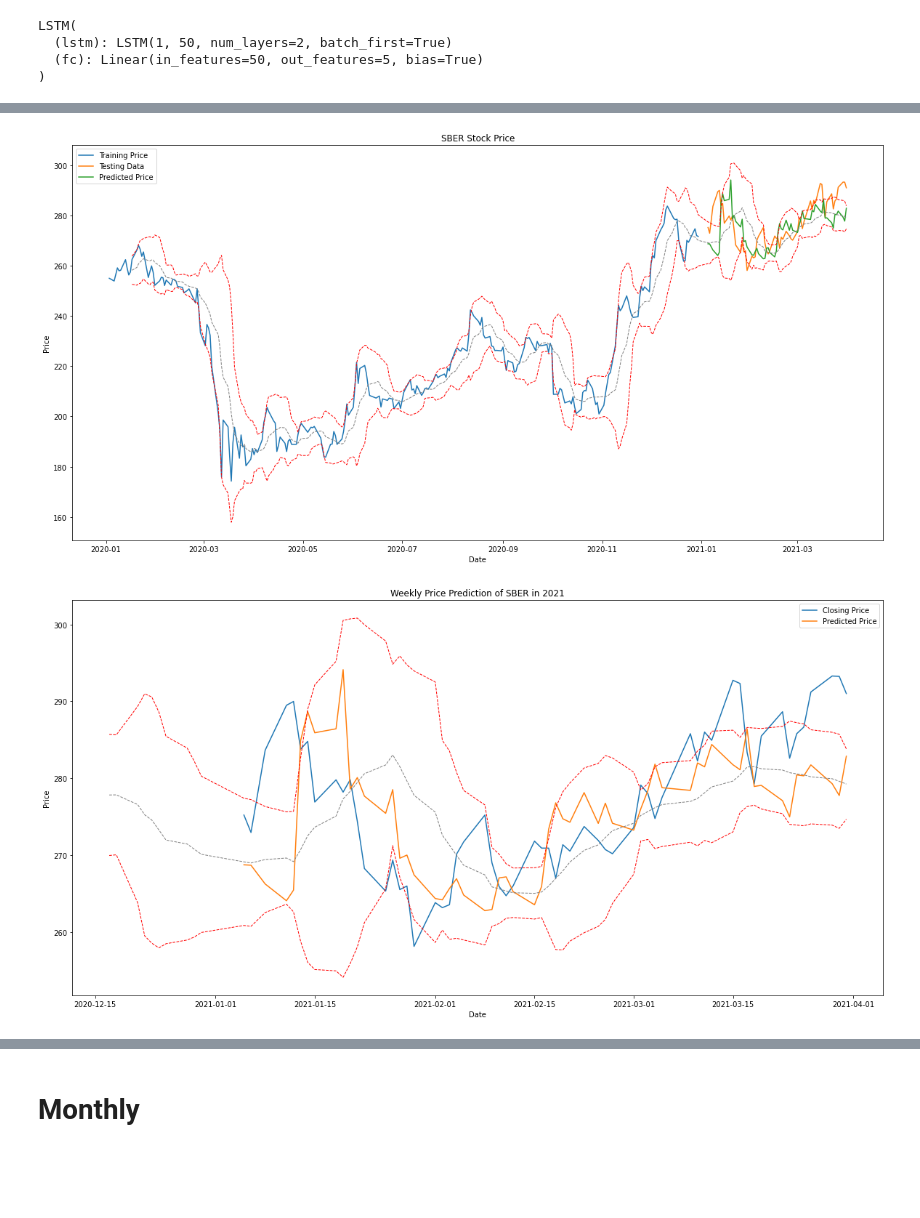
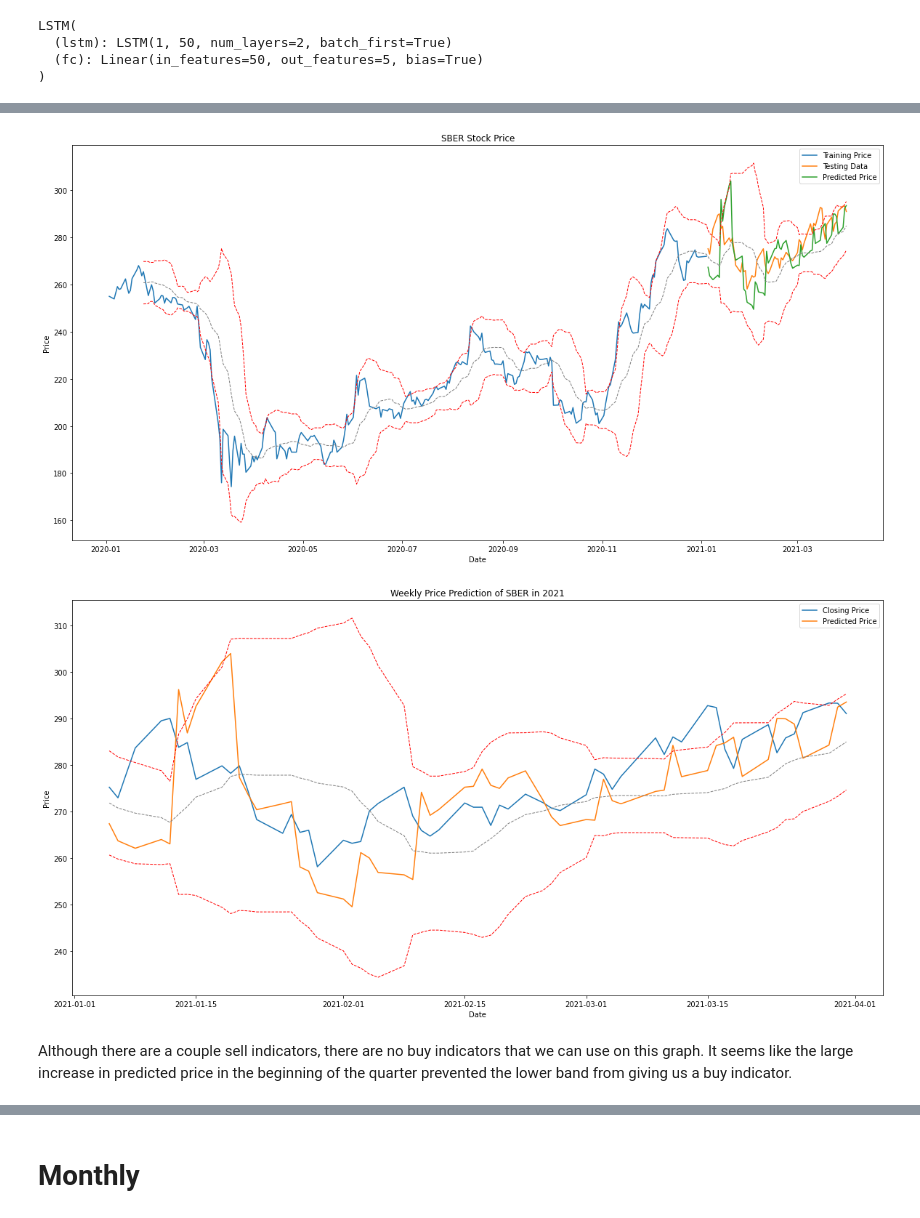
Before and after one commit to c-woo/Value-Investor, a Jupyter notebook: SBER.ipynb, the cells around one changed output, grey strips where cells are left out. Drawn from its saved outputs; the diff is of its cells as text; code cells hidden in the pictures; blank space fills up the shorter version.

```diff
--- a/SBER.ipynb
+++ b/SBER.ipynb
@@ -101,5 +107,3 @@ SBER.loc[SBER['Date'] > '2020-12-31']
 | 309 | 2021-03-30 | 293.25 | 294.86 | 295.72 | 291.50 | 38.81M | -0.02% |
 | 310 | 2021-03-31 | 291.02 | 294.00 | 294.42 | 290.26 | 47.00M | -0.76% |
 61 rows × 7 columns
-# %%
-SBER.drop(250, inplace=True)
@@ -106,8 +112,8 @@ SBER.drop(250, inplace=True)
 # %%
 ## split training data and testing data, testing data will be the year of 2021
 
-training_data = SBER[['Date', 'Price']][:250]
-testing_data = SBER[['Date', 'Price']][250:]
+training_data = SBER[['Date', 'Price']][:251]
+testing_data = SBER[['Date', 'Price']][251:]
 # %%
 scaler = MinMaxScaler()
 scaled_data = scaler.fit_transform(SBER[['Price']])
@@ -289,8 +336,8 @@ LSTM(
   (fc): Linear(in_features=50, out_features=5, bias=True)
 )
 # %%
-X_train_w, y_train_w = get_weekly_train_data(scaled_train_data, 15)
-X_test_w, y_test_w = get_weekly_test_data(SBER, testing_data, scaler, 15)
+X_train_w, y_train_w = get_weekly_train_data(scaled_train_data, 16)
+X_test_w, y_test_w = get_weekly_test_data(SBER, testing_data, scaler, 16)
 # %%
 X_train_w = torch.from_numpy(X_train_w).type(torch.Tensor)
 X_test_w = torch.from_numpy(X_test_w).type(torch.Tensor)
@@ -368,8 +417,8 @@ price = np.array(training_data['Price'])
 price = np.append(price, y_test_pred.reshape(-1))
 
 boll_weekly['Price'] = price
-boll_weekly['SMA'] = sma(boll_weekly['Price'], 10)
-boll_weekly['upper_bb'], boll_weekly['lower_bb'] = bollinger(boll_weekly['Price'], boll_weekly['SMA'], 10)
+boll_weekly['SMA'] = sma(boll_weekly['Price'], 15)
+boll_weekly['upper_bb'], boll_weekly['lower_bb'] = bollinger(boll_weekly['Price'], boll_weekly['SMA'], 15)
 boll_weekly
 # %% [output]
 A value is trying to be set on a copy of a slice from a DataFrame.
@@ -415,18 +464,20 @@ plt.title('SBER Stock Price')
 plt.legend()
 plt.show()
 # %% [output]
-[figure, old version]
+[figure, new version]
 # %%
 plt.figure(figsize=(20, 10))
 plt.plot(testing_data['Date'], testing_data['Price'], label='Closing Price')
 plt.plot(testing_data['Date'], y_test_pred.reshape(-1), label='Predicted Price')
-plt.plot(boll_weekly['Date'][240:], boll_weekly['upper_bb'][240:], linestyle = '--', linewidth=1, color='red')
-plt.plot(boll_weekly['Date'][240:], boll_weekly['lower_bb'][240:], linestyle = '--', linewidth=1, color='red')
-plt.plot(boll_weekly['Date'][240:], boll_weekly['SMA'][240:], linestyle='--', linewidth=1, color='gray')
+plt.plot(boll_weekly['Date'][251:], boll_weekly['upper_bb'][251:], linestyle = '--', linewidth=1, color='red')
+plt.plot(boll_weekly['Date'][251:], boll_weekly['lower_bb'][251:], linestyle = '--', linewidth=1, color='red')
+plt.plot(boll_weekly['Date'][251:], boll_weekly['SMA'][251:], linestyle='--', linewidth=1, color='gray')
 plt.xlabel('Date')
 plt.ylabel('Price')
 plt.title('Weekly Price Prediction of SBER in 2021')
 plt.legend()
 plt.show()
 # %% [output]
-[figure, old version]
+[figure, new version]
+# %% [markdown]
+Although there are a couple sell indicators, there are no buy indicators that we can use on this graph. It seems like the large increase in predicted price in the beginning of the quarter prevented the lower band from giving us a buy indicator.
```
Also changed, not shown: parts of 47 cells of this notebook, 9 other files.
